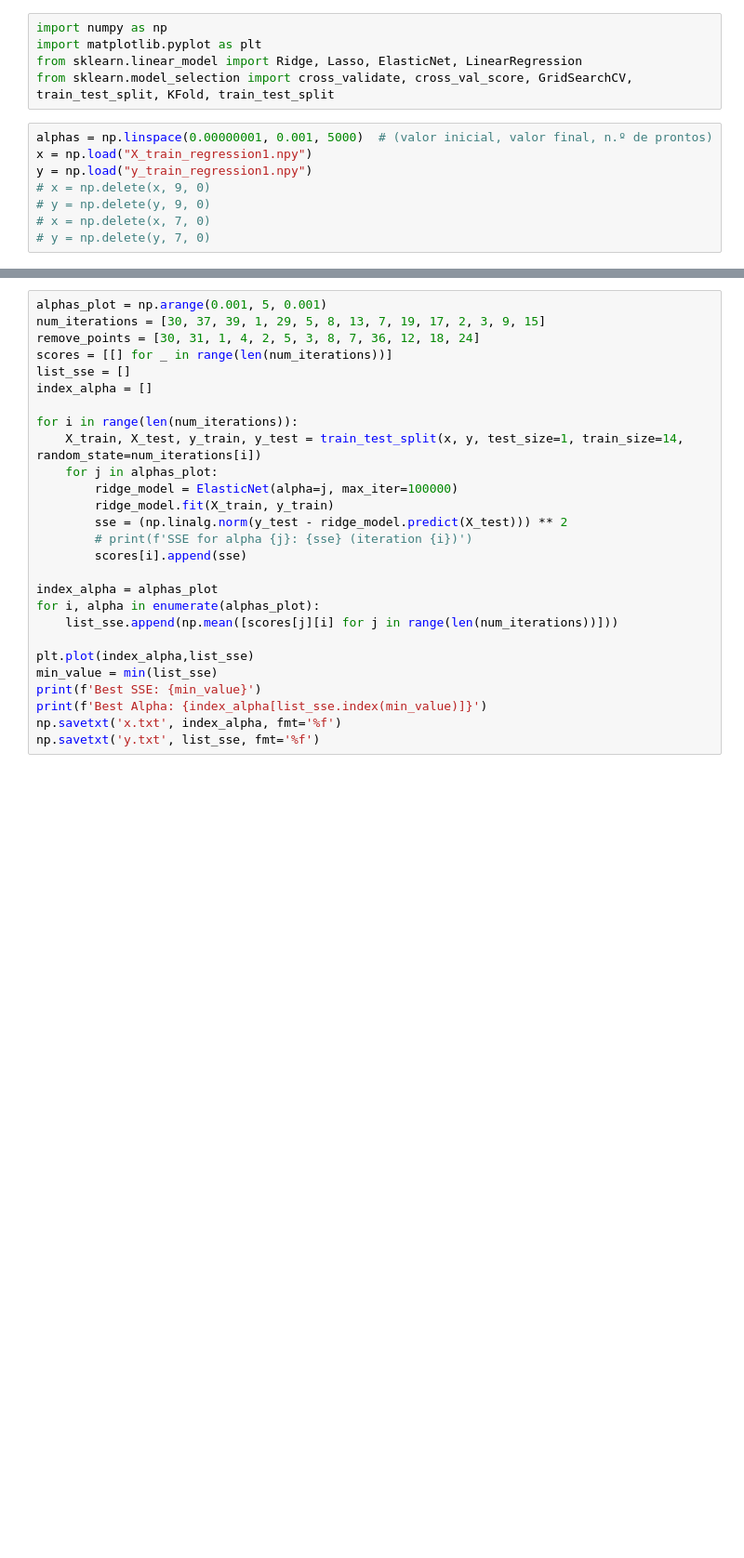
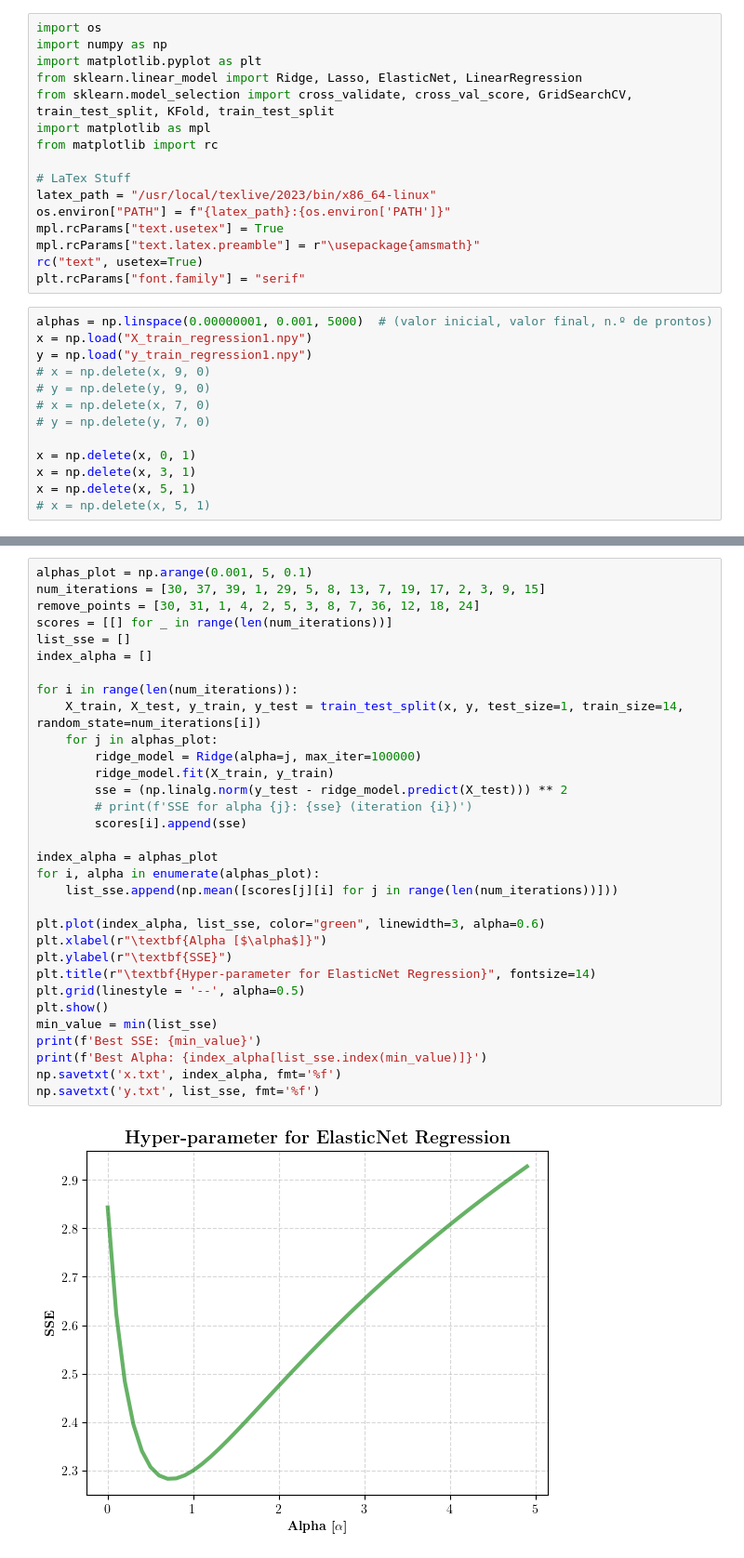
Before and after one commit to FilipeJInacio/ML, a Jupyter notebook: plot_solver.ipynb, the cells around one changed output, grey strips where cells are left out. Shown at 93% size. Drawn from its saved outputs; the diff is of its cells as text; blank space fills up the shorter version.

```diff
--- a/plot_solver.ipynb
+++ b/plot_solver.ipynb
@@ -1,8 +1,19 @@
 # %%
+import os
 import numpy as np
 import matplotlib.pyplot as plt
 from sklearn.linear_model import Ridge, Lasso, ElasticNet, LinearRegression
 from sklearn.model_selection import cross_validate, cross_val_score, GridSearchCV, train_test_split, KFold, train_test_split
+import matplotlib as mpl
+from matplotlib import rc
+
+# LaTex Stuff
+latex_path = "/usr/local/texlive/2023/bin/x86_64-linux"
+os.environ["PATH"] = f"{latex_path}:{os.environ['PATH']}"
+mpl.rcParams["text.usetex"] = True
+mpl.rcParams["text.latex.preamble"] = r"\usepackage{amsmath}"
+rc("text", usetex=True)
+plt.rcParams["font.family"] = "serif"
 # %%
 alphas = np.linspace(0.00000001, 0.001, 5000)  # (valor inicial, valor final, n.º de prontos)
 x = np.load("X_train_regression1.npy")
@@ -11,6 +22,11 @@ y = np.load("y_train_regression1.npy")
 # y = np.delete(y, 9, 0)
 # x = np.delete(x, 7, 0)
 # y = np.delete(y, 7, 0)
+
+x = np.delete(x, 0, 1)
+x = np.delete(x, 3, 1)
+x = np.delete(x, 5, 1)
+# x = np.delete(x, 5, 1)
 # %%
 alphas_ridge = np.arange(0.01, 5, 0.1)
 param_grid = {'alpha': alphas_ridge}
@@ -27,28 +43,34 @@ Ridge(alpha=1.9100000000000001)
 # %%
-alphas_plot = np.arange(0.001, 5, 0.001)
+alphas_plot = np.arange(0.001, 5, 0.1)
 num_iterations = [30, 37, 39, 1, 29, 5, 8, 13, 7, 19, 17, 2, 3, 9, 15]
 remove_points = [30, 31, 1, 4, 2, 5, 3, 8, 7, 36, 12, 18, 24]
 scores = [[] for _ in range(len(num_iterations))]
 list_sse = []
 index_alpha = []
 
 for i in range(len(num_iterations)):
     X_train, X_test, y_train, y_test = train_test_split(x, y, test_size=1, train_size=14, random_state=num_iterations[i])
     for j in alphas_plot:
-        ridge_model = ElasticNet(alpha=j, max_iter=100000)
+        ridge_model = Ridge(alpha=j, max_iter=100000)
         ridge_model.fit(X_train, y_train)
         sse = (np.linalg.norm(y_test - ridge_model.predict(X_test))) ** 2
         # print(f'SSE for alpha {j}: {sse} (iteration {i})')
         scores[i].append(sse)
 
 index_alpha = alphas_plot
 for i, alpha in enumerate(alphas_plot):
     list_sse.append(np.mean([scores[j][i] for j in range(len(num_iterations))]))
 
-plt.plot(index_alpha,list_sse)
+plt.plot(index_alpha, list_sse, color="green", linewidth=3, alpha=0.6)
+plt.xlabel(r"\textbf{Alpha [$\alpha$]}")
+plt.ylabel(r"\textbf{SSE}")
+plt.title(r"\textbf{Hyper-parameter for ElasticNet Regression}", fontsize=14)
+plt.grid(linestyle = '--', alpha=0.5)
+plt.show()
 min_value = min(list_sse)
 print(f'Best SSE: {min_value}')
 print(f'Best Alpha: {index_alpha[list_sse.index(min_value)]}')
 np.savetxt('x.txt', index_alpha, fmt='%f')
 np.savetxt('y.txt', list_sse, fmt='%f')
 # %% [output]
+[figure, new version]
```
Also changed, not shown: parts of 2 cells of this notebook, 11 other files.
